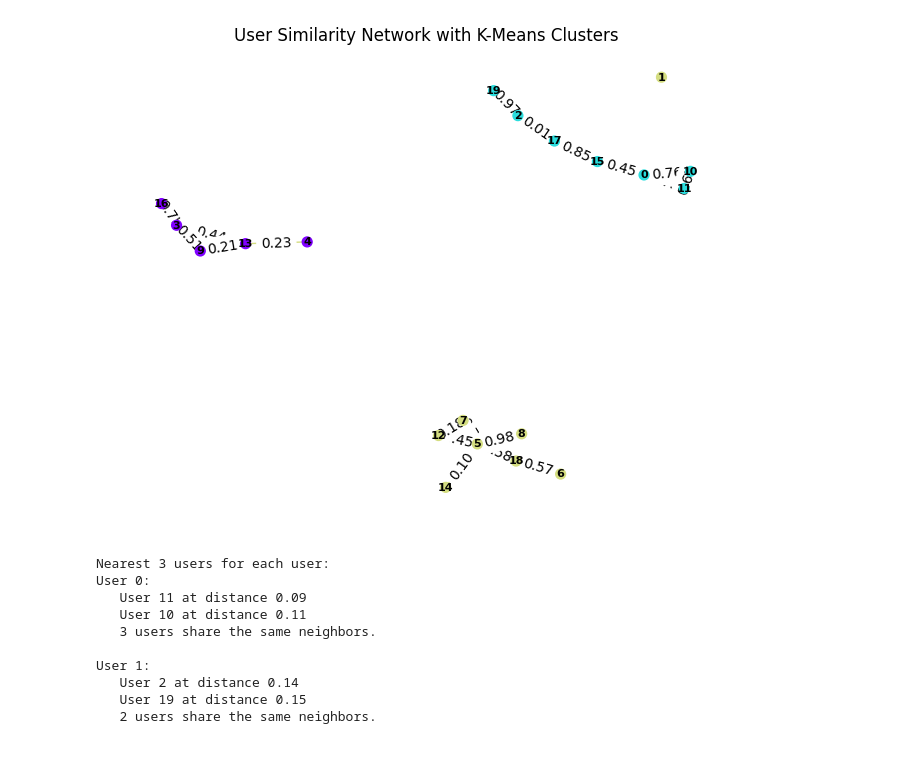
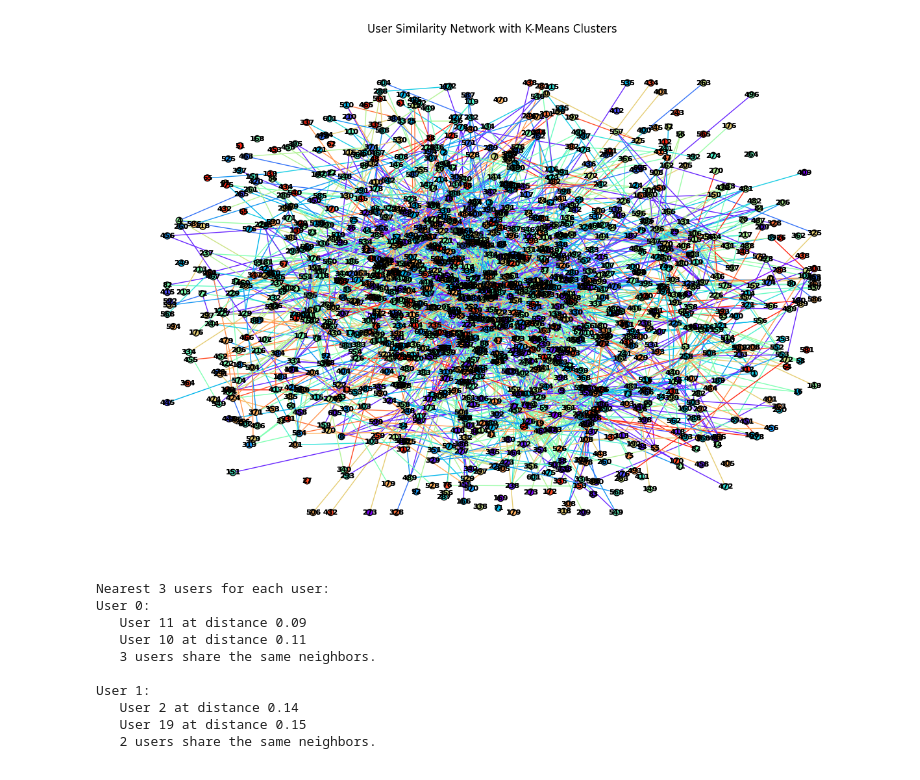
Before and after one commit to mohammed21kamall/Graduation-Project, a Jupyter notebook: K_Means_Clusers.ipynb, the cells around one changed output. Drawn from its saved outputs; the diff is of its cells as text; code cells hidden in the pictures.

```diff
--- a/K_Means_Clusers.ipynb
+++ b/K_Means_Clusers.ipynb
@@ -9,12 +9,13 @@ from sklearn.neighbors import NearestNeighbors
 from sklearn.preprocessing import MinMaxScaler
 
 # بيانات المستخدمين والتشابه
-num_users = 20
+num_users = 610
 users = np.arange(num_users)
 similarity_matrix = np.random.rand(num_users, num_users)
 
 # تحديد عدد الجيران (k)
-k = 3
+k = 20
+
 
 # نمذجة KNN
 knn_model = NearestNeighbors(n_neighbors=k, metric='cosine')
@@ -23,40 +24,57 @@ knn_model.fit(similarity_matrix)
 # الحصول على الجيران الأقرب لكل مستخدم
 distances, indices = knn_model.kneighbors(similarity_matrix)
 
 # تحديد عدد المجموعات باستخدام K-Means
-num_clusters = 3
+num_clusters = 20
 kmeans = KMeans(n_clusters=num_clusters, random_state=42)
 user_clusters = kmeans.fit_predict(similarity_matrix)
 
 # إعداد الألوان المستخدمة للعقد والحواف
 node_colors = plt.cm.rainbow(user_clusters.astype(float) / num_clusters)
 edge_colors = [node_colors[i] for i in range(num_users) for j in indices[i] if i != j and user_clusters[i] == user_clusters[j]]
 
 # رسم الشبكة
 G = nx.Graph()
 
 # إضافة العقد (المستخدمين)
 for user, color in zip(users, node_colors):
     G.add_node(user, color=color)
 
 # إضافة الروابط بين المستخدمين وفقًا للجيران في نفس المجموعة
 for i in range(num_users):
     for j in indices[i]:
         if i != j and user_clusters[i] == user_clusters[j]:
             G.add_edge(i, j, weight=similarity_matrix[i][j])
 
 # حساب مواقع العقد باستخدام "spring_layout" لتجنب التداخل
-pos = nx.spring_layout(G)
+pos = nx.spring_layout(G, k=0.2)
 
-# رسم الشبكة بتحديد ألوان مختلفة لكل مجموعة
-nx.draw(G, pos, with_labels=True, node_color=node_colors, font_weight='bold', font_size=8, node_size=50, edge_color=edge_colors)
-edge_labels = {(i, j): f"{similarity_matrix[i][j]:.2f}" for i, j in G.edges()}
-nx.draw_networkx_edge_labels(G, pos, edge_labels=edge_labels)
+# الحصول على مجتمعات الشبكة
+communities = list(nx.connected_components(G))
+
+# رسم الشبكة بتحديد ألوان مختلفة لكل مجتمع وتجميع المجتمعات في أماكن مختلفة
+plt.figure(figsize=(12, 8))
+for idx, community in enumerate(communities):
+    community_graph = G.subgraph(community)
+    community_pos = nx.spring_layout(community_graph, k=0.2)
+    nx.draw(community_graph, community_pos, with_labels=True, node_color=node_colors[list(community)], font_weight='bold', font_size=8, node_size=50, edge_color=edge_colors, edgecolors='k')
+    nx.draw_networkx_labels(community_graph, community_pos, font_size=8, font_color='black', font_weight='bold')
+
+# إضافة روابط بين المجتمعات
+for i in range(num_clusters - 1):
+    G.add_edge(i, i + 1, weight=0)  # يمكنك تعديل الوزن حسب الحاجة
+
+# حساب مواقع العقد بعد إضافة الروابط بين المجتمعات
+pos = nx.spring_layout(G, k=0.2)
+
+# رسم الشبكة بتحديد ألوان مختلفة لكل مجتمع وتجميع المجتمعات في أماكن مختلفة
+nx.draw(G, pos, with_labels=True, node_color=node_colors, font_weight='bold', font_size=8, node_size=50, edge_color=edge_colors, edgecolors='k')
+nx.draw_networkx_labels(G, pos, font_size=8, font_color='black', font_weight='bold')
 
 plt.title("User Similarity Network with K-Means Clusters")
 plt.show()
 # %% [output]
-[figure, old version]
+[figure, new version]
 # %%
 # Nearest neighbors for a given k from users with distances
 k_nearest_users = {}
```
Also changed, not shown: parts of 8 cells of this notebook.
